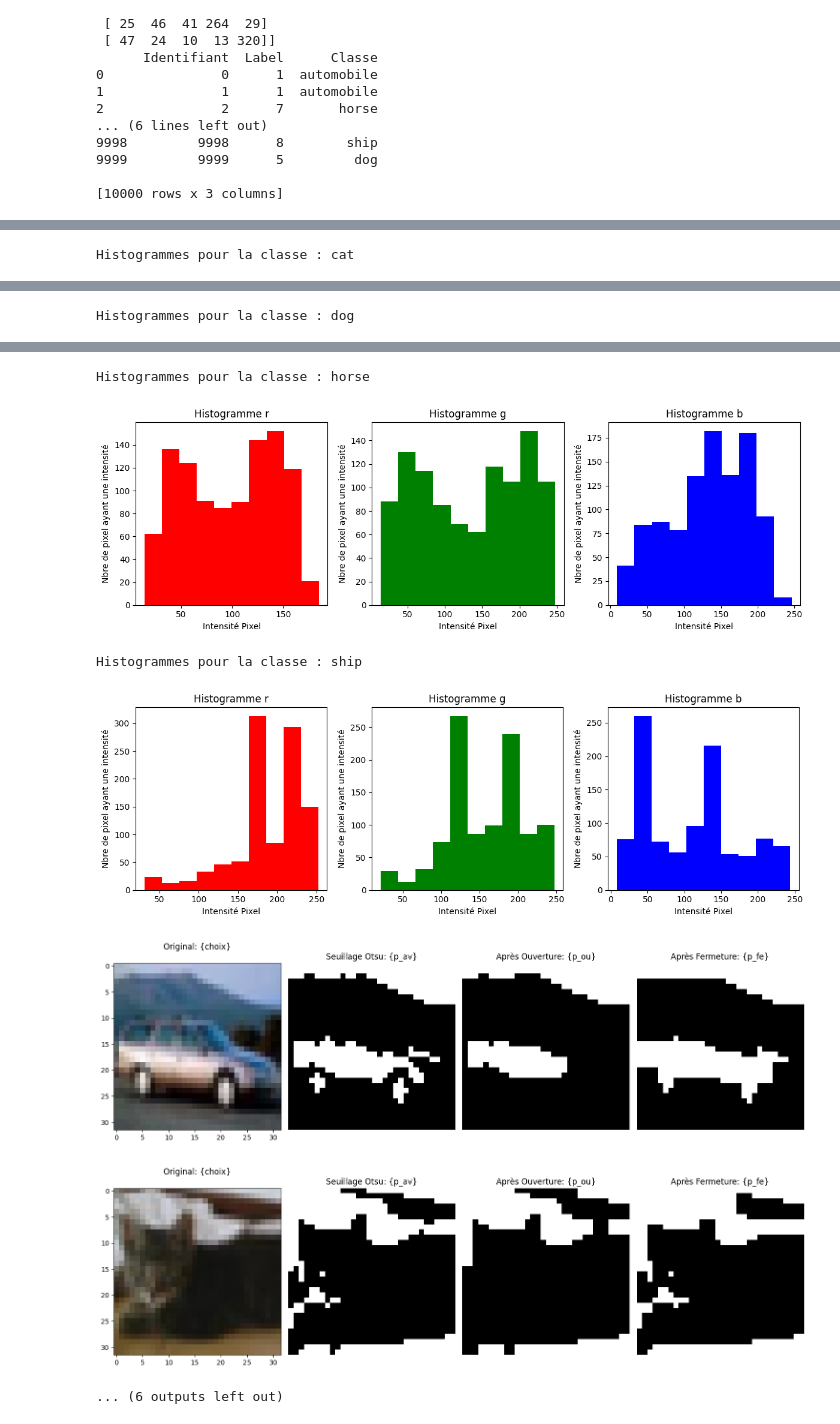
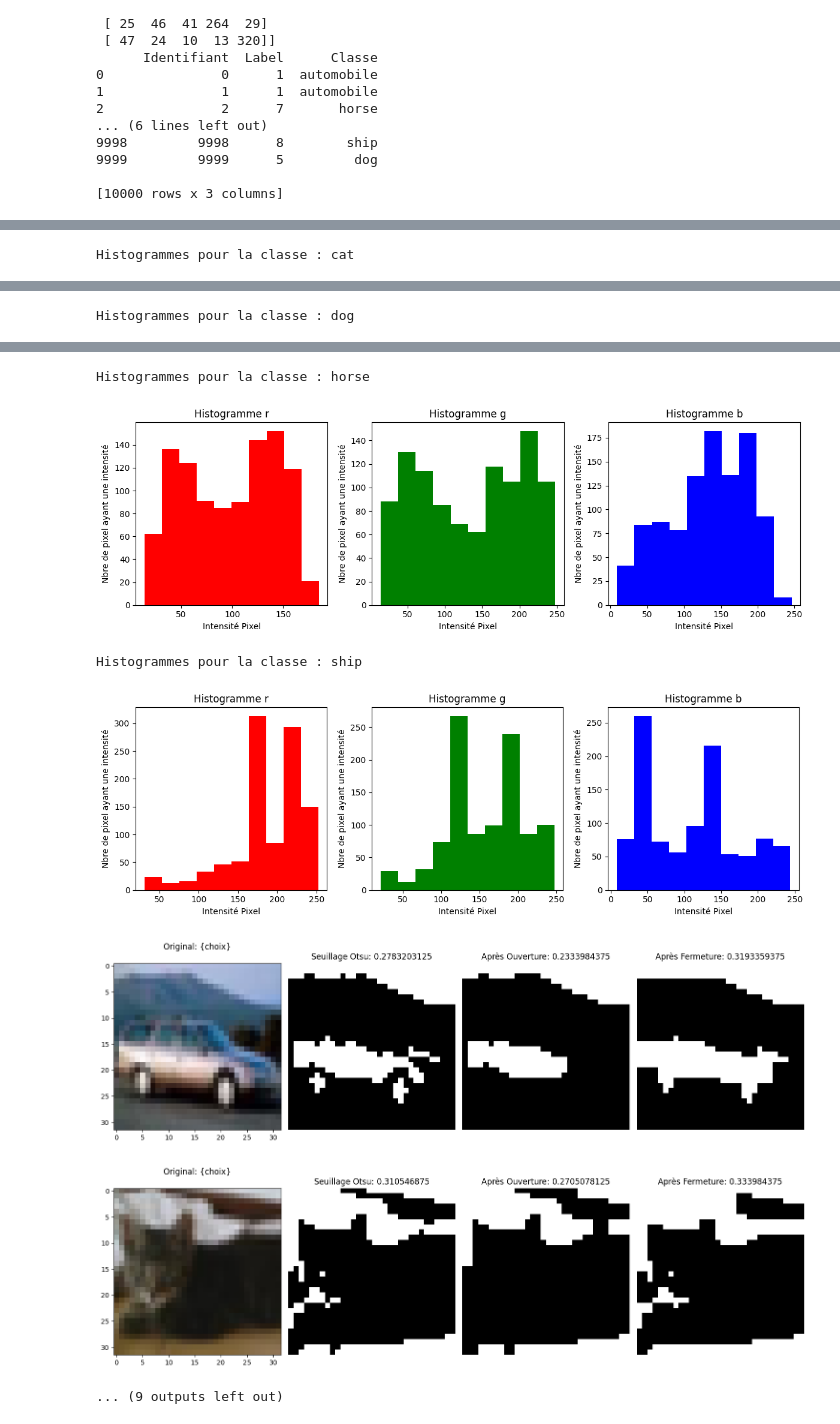
Before and after one commit to bag-hub/projetIA, a Jupyter notebook: projet.ipynb, the cells around one changed output, grey strips where cells are left out. Saved outputs shown, nothing was run; the diff lists cells and outputs as text; code cells hidden in the pictures.

```diff
--- a/projet.ipynb
+++ b/projet.ipynb
@@ -258,17 +253,17 @@ for choix in classes:
 
     #seuillage Otsu
     axes[1].imshow(seuil, cmap='gray')
-    axes[1].set_title("Seuillage Otsu: {p_av}")
+    axes[1].set_title(f"Seuillage Otsu: {p_av}")
     axes[1].axis("off")
 
     #ouverture
     axes[2].imshow(ouv, cmap='gray')
-    axes[2].set_title("Après Ouverture: {p_ou}")
+    axes[2].set_title(f"Après Ouverture: {p_ou}")
     axes[2].axis("off")
 
     #fermetture
     axes[3].imshow(ferm, cmap='gray')
-    axes[3].set_title("Après Fermeture: {p_fe}")
+    axes[3].set_title(f"Après Fermeture: {p_fe}")
     axes[3].axis("off")
 
     plt.tight_layout()
@@ -314,49 +309,38 @@ for img in X_test_raw:
 F_test = np.array(F_test)
 
 print("F_train :", F_train.shape)
 print("F_test  :", F_test.shape)
 
 #Comparaison Visuelle: On a choisis le 2eme cas
    #Comparaison d'Histogramme moyen par classe...
-plt.figure(figsize = (12, 4))
+axesX = np.arange(256)
 for choix in classes:
+    plt.figure(figsize = (12, 4))
     mask = (regroup_label == label_rec[choix])
     vecteur_moyen = np.mean(F_train[mask], 0)
-    plt.bar(vecteur_moyen[0:256], color='r')
-    plt.bar(vecteur_moyen[256:512], color='g')
-    plt.bar(vecteur_moyen[512:768], color='b')
+    plt.bar(axesX, vecteur_moyen[0:256], color='r')
+    plt.bar(axesX, vecteur_moyen[256:512], color='g')
+    plt.bar(axesX, vecteur_moyen[512:768], color='b')
 
-    #Comparaison Visuelle: On a choisis le 2eme cas
-   #Comparaison d'Histogramme moyen par classe...
-plt.figure(figsize = (12, 4))
-for choix in classes:
-    mask = (regroup_label == label_rec[choix])
-    vecteur_moyen = np.mean(F_train[mask], 0)
-    plt.bar(vecteur_moyen[0:256], color='r')
-    plt.bar(vecteur_moyen[256:512], color='g')
-    plt.bar(vecteur_moyen[512:768], color='b')
-
-
-    plt.show()
     plt.title(f"Histogramme moyen pour la classe : {choix}")
     plt.xlabel("Niveaux d'intensité (0 à 255)")
     plt.ylabel("Fréquence moyenne (normalisée)")
     plt.legend()
     plt.show()
 # %% [output]
 c:\Users\ntcha\AppData\Local\Python\pythoncore-3.14-64\python.exe
 4.13.0
 
 Histogrammes pour la classe : automobile
 [figure]
 Histogrammes pour la classe : cat
 [figure]
 Histogrammes pour la classe : dog
 [figure]
 Histogrammes pour la classe : horse
 [figure]
 Histogrammes pour la classe : ship
 [figure]
-[figure, old version]
+[figure, new version]
-[figure, old version]
+[figure, new version]
-... (6 outputs left out)
+... (9 outputs left out)
```
Also changed, not shown: parts of 2 cells of this notebook.
